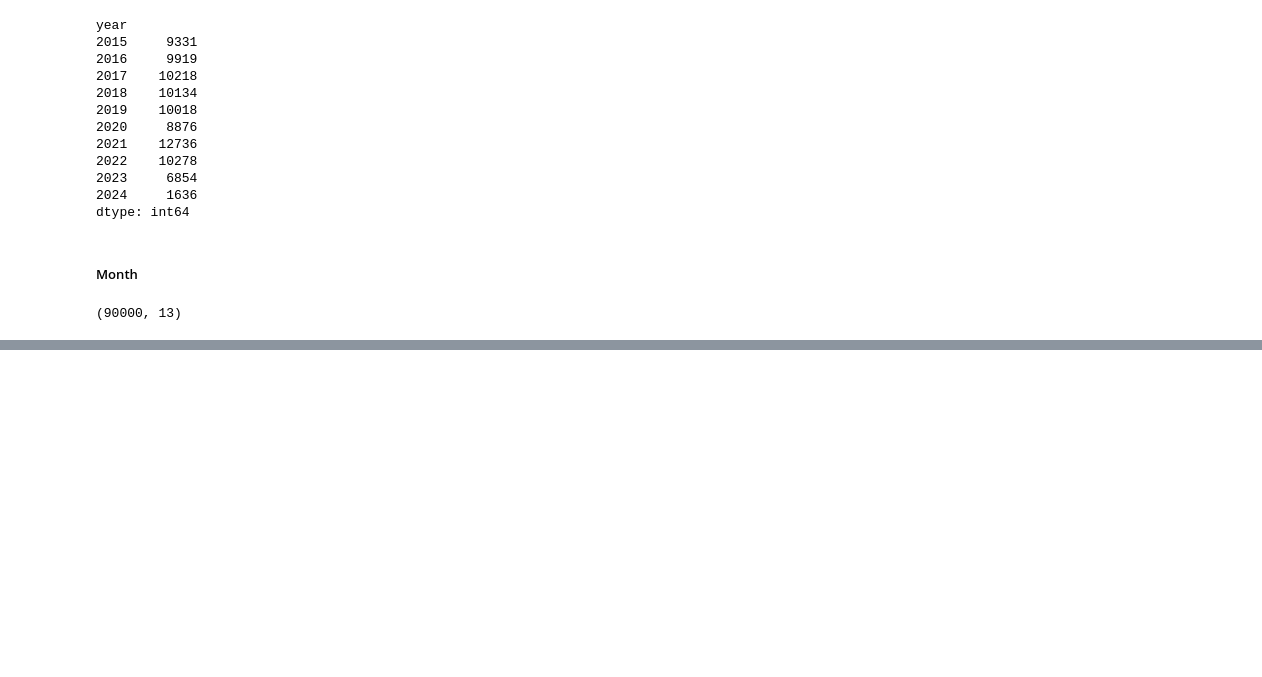
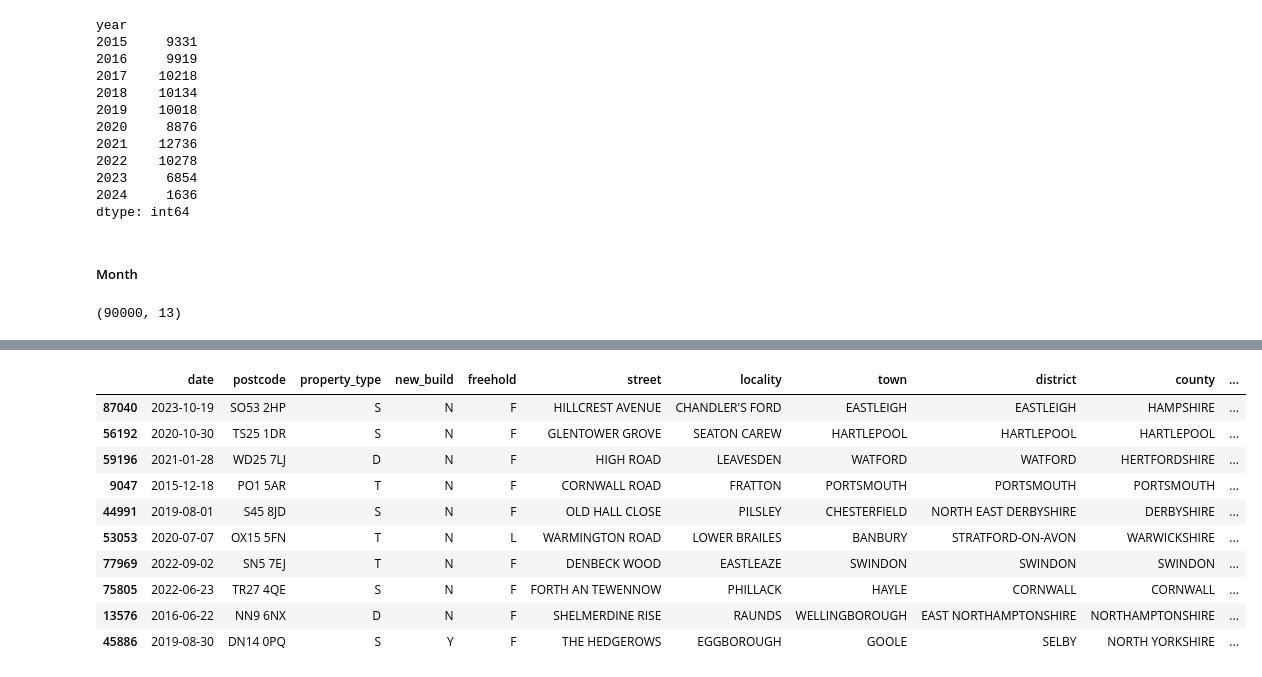
Before and after one commit to rbennum/house-price-prediction, a Jupyter notebook: notebooks/uk_house_price.ipynb, the cells around one changed output, grey strips where cells are left out. Saved outputs shown, nothing was run; the diff lists cells and outputs as text; code cells hidden in the pictures; blank space fills up the shorter version.

```diff
--- a/notebooks/uk_house_price.ipynb
+++ b/notebooks/uk_house_price.ipynb
@@ -175,0 +145,14 @@ plt.show()
+# %%
+df_temp.sample(10, random_state=29)
+# %% [output]
+|  | date | postcode | property_type | new_build | freehold | street | locality | town | district | county | ... |
+| 87040 | 2023-10-19 | SO53 2HP | S | N | F | HILLCREST AVENUE | CHANDLER'S FORD | EASTLEIGH | EASTLEIGH | HAMPSHIRE | ... |
+| 56192 | 2020-10-30 | TS25 1DR | S | N | F | GLENTOWER GROVE | SEATON CAREW | HARTLEPOOL | HARTLEPOOL | HARTLEPOOL | ... |
+| 59196 | 2021-01-28 | WD25 7LJ | D | N | F | HIGH ROAD | LEAVESDEN | WATFORD | WATFORD | HERTFORDSHIRE | ... |
+| 9047 | 2015-12-18 | PO1 5AR | T | N | F | CORNWALL ROAD | FRATTON | PORTSMOUTH | PORTSMOUTH | PORTSMOUTH | ... |
+| 44991 | 2019-08-01 | S45 8JD | S | N | F | OLD HALL CLOSE | PILSLEY | CHESTERFIELD | NORTH EAST DERBYSHIRE | DERBYSHIRE | ... |
+| 53053 | 2020-07-07 | OX15 5FN | T | N | L | WARMINGTON ROAD | LOWER BRAILES | BANBURY | STRATFORD-ON-AVON | WARWICKSHIRE | ... |
+| 77969 | 2022-09-02 | SN5 7EJ | T | N | F | DENBECK WOOD | EASTLEAZE | SWINDON | SWINDON | SWINDON | ... |
+| 75805 | 2022-06-23 | TR27 4QE | S | N | F | FORTH AN TEWENNOW | PHILLACK | HAYLE | CORNWALL | CORNWALL | ... |
+| 13576 | 2016-06-22 | NN9 6NX | D | N | F | SHELMERDINE RISE | RAUNDS | WELLINGBOROUGH | EAST NORTHAMPTONSHIRE | NORTHAMPTONSHIRE | ... |
+| 45886 | 2019-08-30 | DN14 0PQ | S | Y | F | THE HEDGEROWS | EGGBOROUGH | GOOLE | SELBY | NORTH YORKSHIRE | ... |
```
Also changed, not shown: parts of 9 cells of this notebook.
